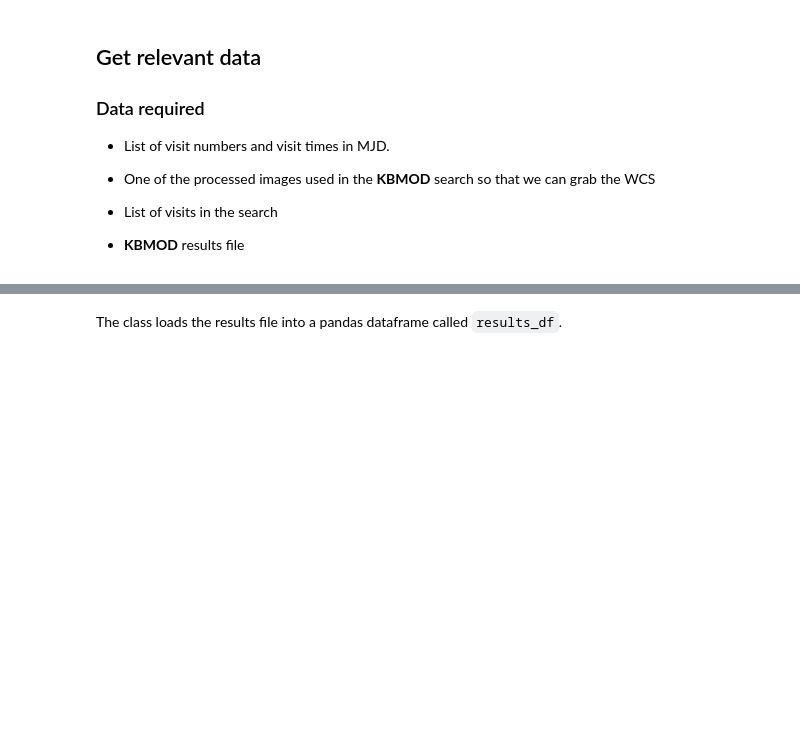
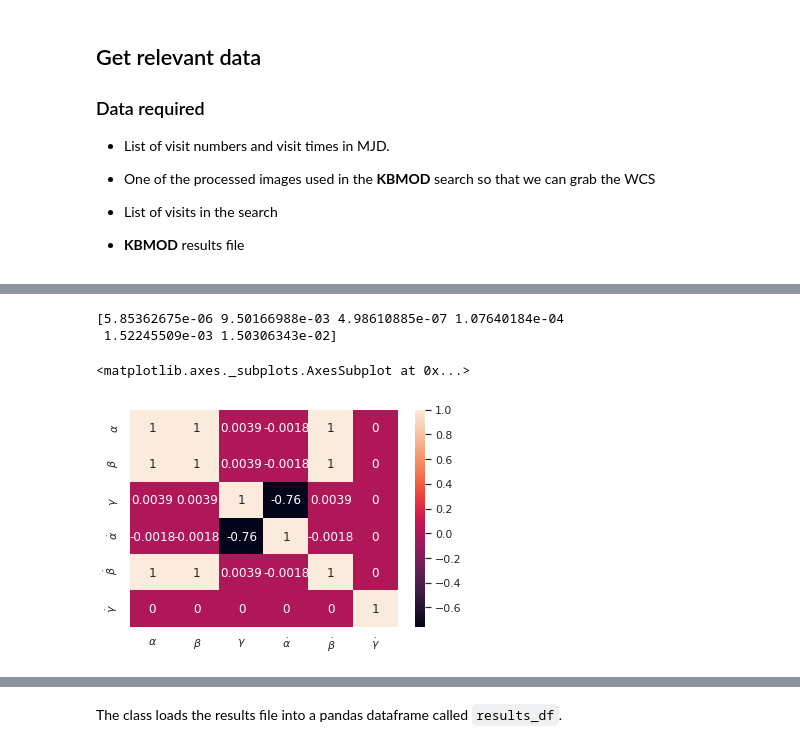
Before and after one commit to dirac-institute/kbmod, a Jupyter notebook: notebooks/orbit_fitting.ipynb, the cells around one changed output, grey strips where cells are left out. Saved outputs shown, nothing was run; the diff lists cells and outputs as text; code cells hidden in the pictures; blank space fills up the shorter version.

```diff
--- a/notebooks/orbit_fitting.ipynb
+++ b/notebooks/orbit_fitting.ipynb
@@ -221,0 +489,14 @@ def load_horizon_orbits(known_kbmod_filepath):
+# %%
+C = np.copy(o.covar_abg)
+d = np.diag(C)
+print(np.sqrt(d))
+coeffs = C / np.sqrt(np.outer(d, d))
+el_keys = [r'$\alpha$',r'$\beta$',r'$\gamma$',r'$\dot{\alpha}$',r'$\dot{\beta}$',r'$\dot{\gamma}$']
+sns.heatmap(coeffs, xticklabels=el_keys, yticklabels=el_keys,annot=True)
+#plt.title('2013 GU136 Correlation Coefficients')
+#plt.savefig('Correlation_Coeffs.png')
+# %% [output]
+[5.85362675e-06 9.50166988e-03 4.98610885e-07 1.07640184e-04
+ 1.52245509e-03 1.50306343e-02]
+<matplotlib.axes._subplots.AxesSubplot at 0x...>
+[figure, added]
```
Also changed, not shown: parts of 34 cells of this notebook, 3 other files.
